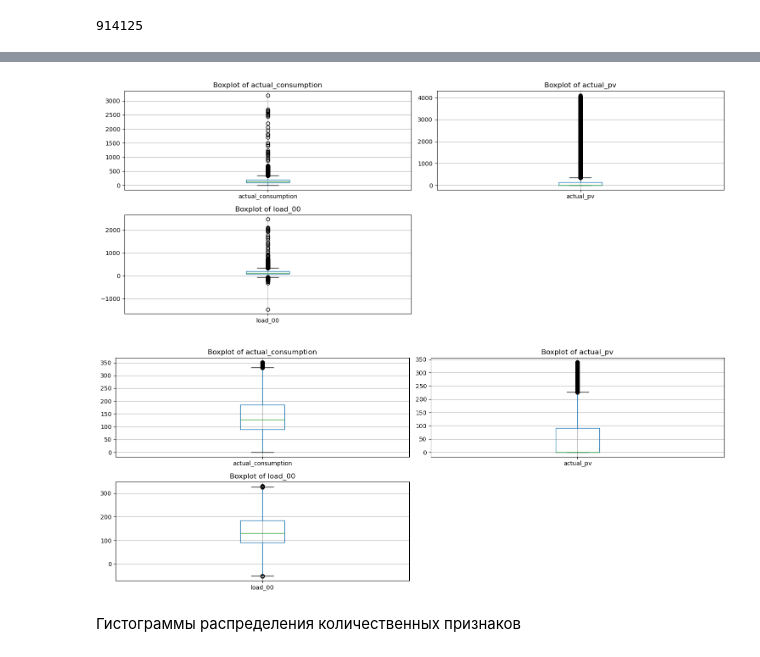
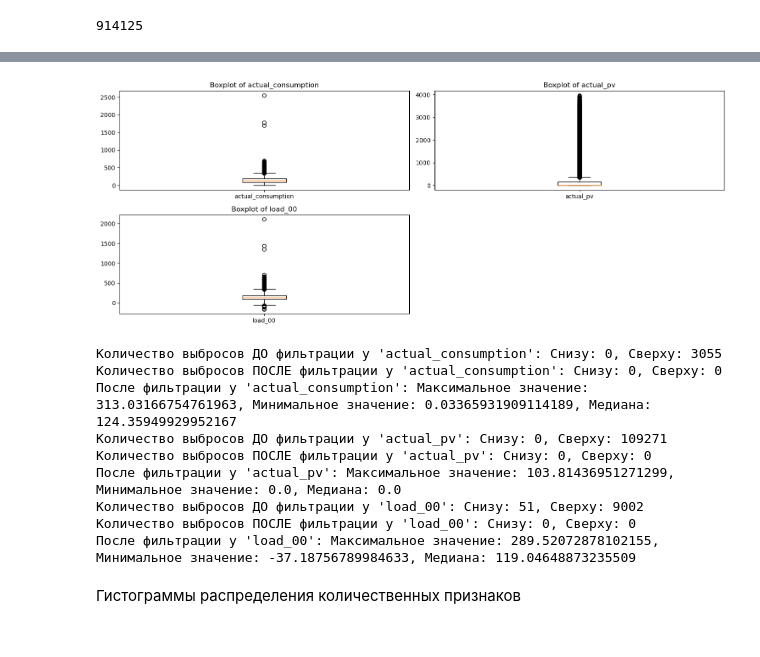
Before and after one commit to glockstory/SOBD2023, a Jupyter notebook: lab1.ipynb, the cells around one changed output, grey strips where cells are left out. Saved outputs shown, nothing was run; the diff lists cells and outputs as text; code cells hidden in the pictures.

Commit message:
fix toPandas and some more

```diff
--- a/lab1.ipynb
+++ b/lab1.ipynb
@@ -175,29 +159,34 @@ pv_00, pv_19, pv_38, pv_57, pv_76, pv_95: Аналогично признака
 # %%
-def print_columns_box_plotes(dataframe: DataFrame, columns_to_print: List[str], number_of_cols: int = 2) -> None:
+def print_columns_box_plots(dataframe, columns_to_print, sample_fraction=0.1, number_of_cols=2):
     # Определение количества строк и столбцов для Subplots
     num_rows = len(columns_to_print) // number_of_cols + (len(columns_to_print) % number_of_cols > 0)
+
+    # Сэмплируем и преобразуем PySpark DataFrame в Pandas DataFrame
+    sampled_pandas_df = dataframe.select(columns_to_print).sample(fraction=sample_fraction, seed=42).toPandas()
+
     fig, axs = plt.subplots(num_rows, number_of_cols, figsize=(15, 3 * num_rows))
 
     for i, column in enumerate(columns_to_print):
-        # Преобразование PySpark DataFrame в Pandas DataFrame
-        pandas_df = dataframe.select(column).toPandas()
         # Построение boxplot
-        pandas_df.boxplot(column=column, ax=axs[i // number_of_cols, i % number_of_cols])
+        axs[i // number_of_cols, i % number_of_cols].boxplot(sampled_pandas_df[column], labels=[column])
         axs[i // number_of_cols, i % number_of_cols].set_title(f'Boxplot of {column}')
 
     # Убираем пустые подграфики, если количество не кратно number_of_cols
     for i in range(len(columns_to_print), num_rows * number_of_cols):
         fig.delaxes(axs.flatten()[i])
 
     # Регулировка расположения подграфиков
     plt.tight_layout()
 
     # Отображение графика
     plt.show()
+
+
+# Список столбцов для обработки
 columns_to_filter = ['actual_consumption', 'actual_pv', 'load_00']
-print_columns_box_plotes(cleaned_dataframe, columns_to_filter)
+print_columns_box_plots(cleaned_dataframe, columns_to_filter)
 # %% [output]
-[figure, old version]
+[figure, new version]
 # %%
 # Фильтрация выбросов для каждого столбца
 for column in columns_to_filter:
@@ -211,12 +200,39 @@ for column in columns_to_filter:
     lower_bound = quartiles[0] - 1.5 * IQR
     upper_bound = quartiles[1] + 1.5 * IQR
 
+    # Фильтрация данных и подсчет значений ниже и выше усов
+    below_quartile_count_before = cleaned_dataframe.filter(col(column) < lower_bound).count()
+    above_quartile_count_before = cleaned_dataframe.filter(col(column) > upper_bound).count()
+
+    print(f"Количество выбросов ДО фильтрации у '{column}': Снизу: {below_quartile_count_before}, Сверху: {above_quartile_count_before}")
+
     # Фильтрация данных
     cleaned_dataframe = cleaned_dataframe.filter((col(column) >= lower_bound) & (col(column) <= upper_bound))
 
-print_columns_box_plotes(cleaned_dataframe, columns_to_filter)
+    # Фильтрация данных и подсчет значений ниже и выше усов
+    below_quartile_count_after = cleaned_dataframe.filter(col(column) < lower_bound).count()
+    above_quartile_count_after = cleaned_dataframe.filter(col(column) > upper_bound).count()
+
+    print(f"Количество выбросов ПОСЛЕ фильтрации у '{column}': Снизу: {below_quartile_count_after}, Сверху: {above_quartile_count_after}")
+
+    # Рассчет максимального и минимального значения после фильтрации
+    max_value_after = cleaned_dataframe.agg(functions.max(col(column))).collect()[0][0]
+    min_value_after = cleaned_dataframe.agg(functions.min(col(column))).collect()[0][0]
+
+    #Расчет медианы после фильтрации
+    median_value_after = cleaned_dataframe.approxQuantile(column, [0.5], 0.0)[0]
+
+    print(f"После фильтрации у '{column}': Максимальное значение: {max_value_after}, Минимальное значение: {min_value_after}, Медиана: {median_value_after}")
 # %% [output]
-[figure, removed]
+Количество выбросов ДО фильтрации у 'actual_consumption': Снизу: 0, Сверху: 3055
+Количество выбросов ПОСЛЕ фильтрации у 'actual_consumption': Снизу: 0, Сверху: 0
+После фильтрации у 'actual_consumption': Максимальное значение: 313.03166754761963, Минимальное значение: 0.03365931909114189, Медиана: 124.35949929952167
+Количество выбросов ДО фильтрации у 'actual_pv': Снизу: 0, Сверху: 109271
+Количество выбросов ПОСЛЕ фильтрации у 'actual_pv': Снизу: 0, Сверху: 0
+После фильтрации у 'actual_pv': Максимальное значение: 103.81436951271299, Минимальное значение: 0.0, Медиана: 0.0
+Количество выбросов ДО фильтрации у 'load_00': Снизу: 51, Сверху: 9002
+Количество выбросов ПОСЛЕ фильтрации у 'load_00': Снизу: 0, Сверху: 0
+После фильтрации у 'load_00': Максимальное значение: 289.52072878102155, Минимальное значение: -37.18756789984633, Медиана: 119.04648873235509
 # %% [markdown]
 Гистограммы распределения количественных признаков
 # %%
```
Also changed, not shown: parts of 7 cells of this notebook, 1 other file.
